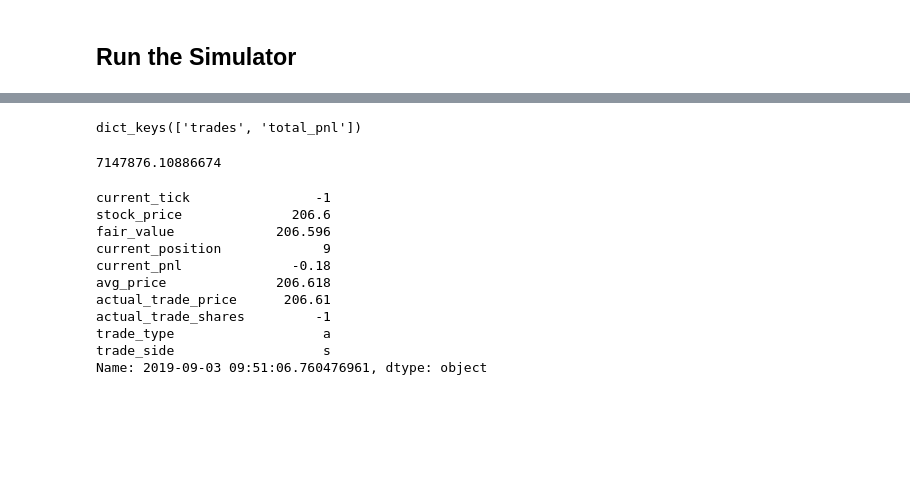
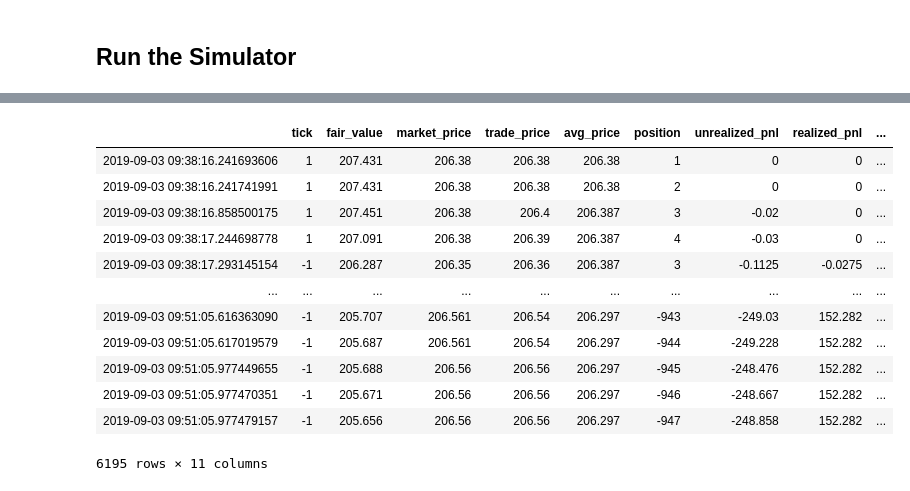
Before and after one commit to Zhehao97/AlgorithmicTrading_hw2, a Jupyter notebook: 2.Tick Strategy.ipynb, the cells around one changed output, grey strips where cells are left out. Drawn from its saved outputs; the diff is of its cells as text; code cells hidden in the pictures; blank space fills up the shorter version.

```diff
--- a/2.Tick Strategy.ipynb
+++ b/2.Tick Strategy.ipynb
@@ -65,4 +65,16 @@ Average stock spread for sample: 2.3477
 # %%
-results.keys()
+results
 # %% [output]
+|  | tick | fair_value | market_price | trade_price | avg_price | position | unrealized_pnl | realized_pnl | ... |
+| 2019-09-03 09:38:16.241693606 | 1 | 207.431 | 206.38 | 206.38 | 206.38 | 1 | 0 | 0 | ... |
+| 2019-09-03 09:38:16.241741991 | 1 | 207.431 | 206.38 | 206.38 | 206.38 | 2 | 0 | 0 | ... |
+| 2019-09-03 09:38:16.858500175 | 1 | 207.451 | 206.38 | 206.4 | 206.387 | 3 | -0.02 | 0 | ... |
+| 2019-09-03 09:38:17.244698778 | 1 | 207.091 | 206.38 | 206.39 | 206.387 | 4 | -0.03 | 0 | ... |
+| 2019-09-03 09:38:17.293145154 | -1 | 206.287 | 206.35 | 206.36 | 206.387 | 3 | -0.1125 | -0.0275 | ... |
+| ... | ... | ... | ... | ... | ... | ... | ... | ... | ... |
+| 2019-09-03 09:51:05.616363090 | -1 | 205.707 | 206.561 | 206.54 | 206.297 | -943 | -249.03 | 152.282 | ... |
+| 2019-09-03 09:51:05.617019579 | -1 | 205.687 | 206.561 | 206.54 | 206.297 | -944 | -249.228 | 152.282 | ... |
+| 2019-09-03 09:51:05.977449655 | -1 | 205.688 | 206.56 | 206.56 | 206.297 | -945 | -248.476 | 152.282 | ... |
+| 2019-09-03 09:51:05.977470351 | -1 | 205.671 | 206.56 | 206.56 | 206.297 | -946 | -248.667 | 152.282 | ... |
+| 2019-09-03 09:51:05.977479157 | -1 | 205.656 | 206.56 | 206.56 | 206.297 | -947 | -248.858 | 152.282 | ... |
-dict_keys(['trades', 'total_pnl'])
+6195 rows × 11 columns
@@ -71,18 +80,0 @@ trades = results['trades']
-# %%
-results['total_pnl']
-# %% [output]
-7147876.10886674
-# %%
-trades.iloc[10]
-# %% [output]
-current_tick                -1
-stock_price              206.6
-fair_value             206.596
-current_position             9
-current_pnl              -0.18
-avg_price              206.618
-actual_trade_price      206.61
-actual_trade_shares         -1
-trade_type                   a
-trade_side                   s
-Name: 2019-09-03 09:51:06.760476961, dtype: object
```
Also changed, not shown: parts of 6 cells of this notebook.
